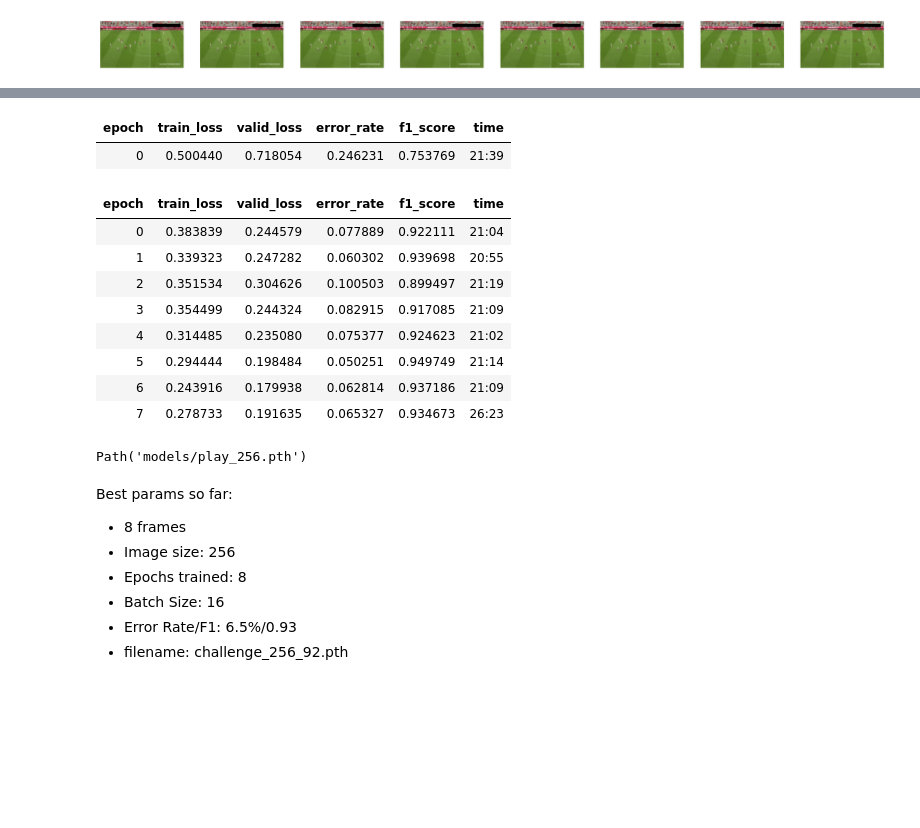
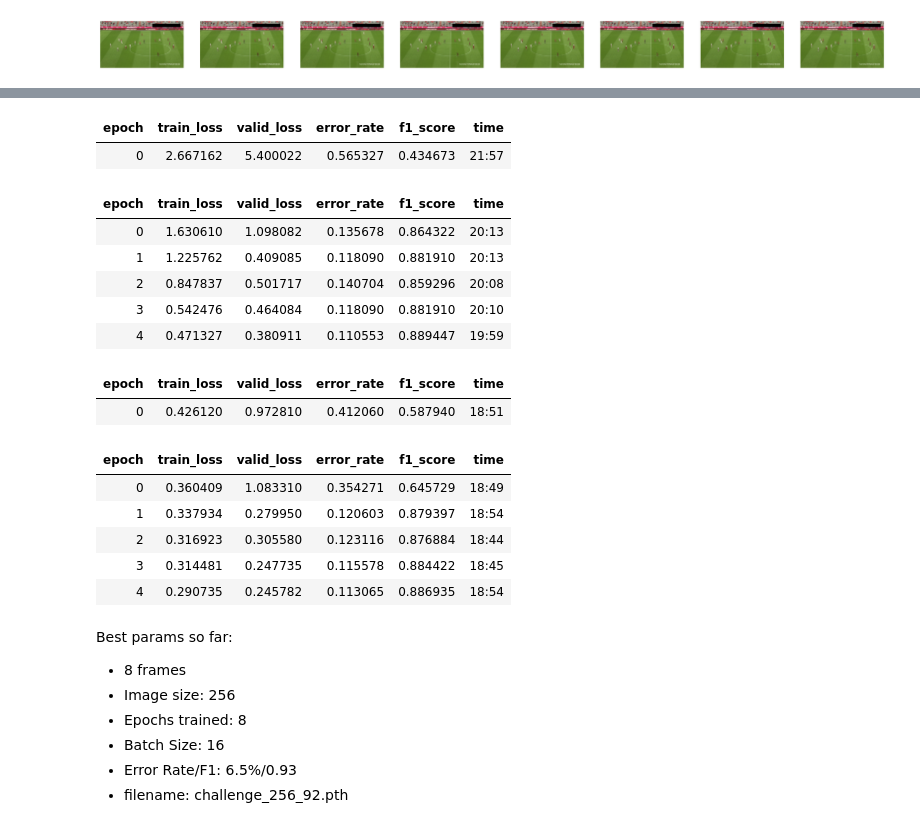
Before and after one commit to amalhot5/bundesliga, a Jupyter notebook: play_classifier.ipynb, the cells around one changed output, grey strips where cells are left out. Cells and saved outputs as stored; diff of their text form; code cells hidden in the pictures; blank space fills up the shorter version.

```diff
--- a/play_classifier.ipynb
+++ b/play_classifier.ipynb
@@ -126,3 +126,15 @@ fnames[0:3]
 [Path('data/1606b0e6_0/43'),
  Path('data/1606b0e6_0/66'),
  Path('data/1606b0e6_0/73')]
+# %%
+fnames = []
+for a in data_path.ls():
+    if '.' not in str(a) and 'test' not in str(a):
+        for b in a.ls():
+            if '-' not in str(b):
+                fnames.append(b)
+len(fnames)
+fnames=fnames[:996]
+df_pos['fnames'] = fnames
+print(len(fnames))
+fnames[0:3]
@@ -220,7 +237,7 @@ def get_action_dataloaders(files, bs=8, image_size=64, seq_len=20, val_idxs=None
     "Create a dataloader with `val_idxs` splits"
     splits = RandomSplitter()(files) if val_idxs is None else IndexSplitter(val_idxs)(files)
     itfm = ImageTupleTfm(seq_len=seq_len)
-    ds = Datasets(files, tfms=[[itfm], [parent_label, Categorize]], splits=splits)
+    ds = Datasets(files, tfms=[[itfm], [labeller, Categorize]], splits=splits)
     dls = ds.dataloaders(bs=bs, after_item=[Resize(image_size), ToTensor],
                          after_batch=[IntToFloatTensor, Normalize.from_stats(*imagenet_stats)], drop_last=True, **kwargs)
     return dls
@@ -267,18 +284,11 @@ SuggestedLRs(valley=9.120108734350652e-05)
 # %%
-learn.fine_tune(8, 1e-4)
+learn.fine_tune(5, 1e-3)
 # %% [output]
 | epoch | train_loss | valid_loss | error_rate | f1_score | time |
-| 0 | 0.500440 | 0.718054 | 0.246231 | 0.753769 | 21:39 |
+| 0 | 2.667162 | 5.400022 | 0.565327 | 0.434673 | 21:57 |
 | epoch | train_loss | valid_loss | error_rate | f1_score | time |
-| 0 | 0.383839 | 0.244579 | 0.077889 | 0.922111 | 21:04 |
-| 1 | 0.339323 | 0.247282 | 0.060302 | 0.939698 | 20:55 |
-| 2 | 0.351534 | 0.304626 | 0.100503 | 0.899497 | 21:19 |
-| 3 | 0.354499 | 0.244324 | 0.082915 | 0.917085 | 21:09 |
-| 4 | 0.314485 | 0.235080 | 0.075377 | 0.924623 | 21:02 |
-| 5 | 0.294444 | 0.198484 | 0.050251 | 0.949749 | 21:14 |
-| 6 | 0.243916 | 0.179938 | 0.062814 | 0.937186 | 21:09 |
-| 7 | 0.278733 | 0.191635 | 0.065327 | 0.934673 | 26:23 |
+| 0 | 1.630610 | 1.098082 | 0.135678 | 0.864322 | 20:13 |
+| 1 | 1.225762 | 0.409085 | 0.118090 | 0.881910 | 20:13 |
+| 2 | 0.847837 | 0.501717 | 0.140704 | 0.859296 | 20:08 |
+| 3 | 0.542476 | 0.464084 | 0.118090 | 0.881910 | 20:10 |
+| 4 | 0.471327 | 0.380911 | 0.110553 | 0.889447 | 19:59 |
-# %%
-learn.save('play_256')
-# %% [output]
-Path('models/play_256.pth')
@@ -284,0 +298,11 @@ Path('models/play_256.pth')
+# %%
+learn.fine_tune(5, 1e-3)
+# %% [output]
+| epoch | train_loss | valid_loss | error_rate | f1_score | time |
+| 0 | 0.426120 | 0.972810 | 0.412060 | 0.587940 | 18:51 |
+| epoch | train_loss | valid_loss | error_rate | f1_score | time |
+| 0 | 0.360409 | 1.083310 | 0.354271 | 0.645729 | 18:49 |
+| 1 | 0.337934 | 0.279950 | 0.120603 | 0.879397 | 18:54 |
+| 2 | 0.316923 | 0.305580 | 0.123116 | 0.876884 | 18:44 |
+| 3 | 0.314481 | 0.247735 | 0.115578 | 0.884422 | 18:45 |
+| 4 | 0.290735 | 0.245782 | 0.113065 | 0.886935 | 18:54 |
```
Also changed, not shown: parts of 7 cells of this notebook, 13 other files.
